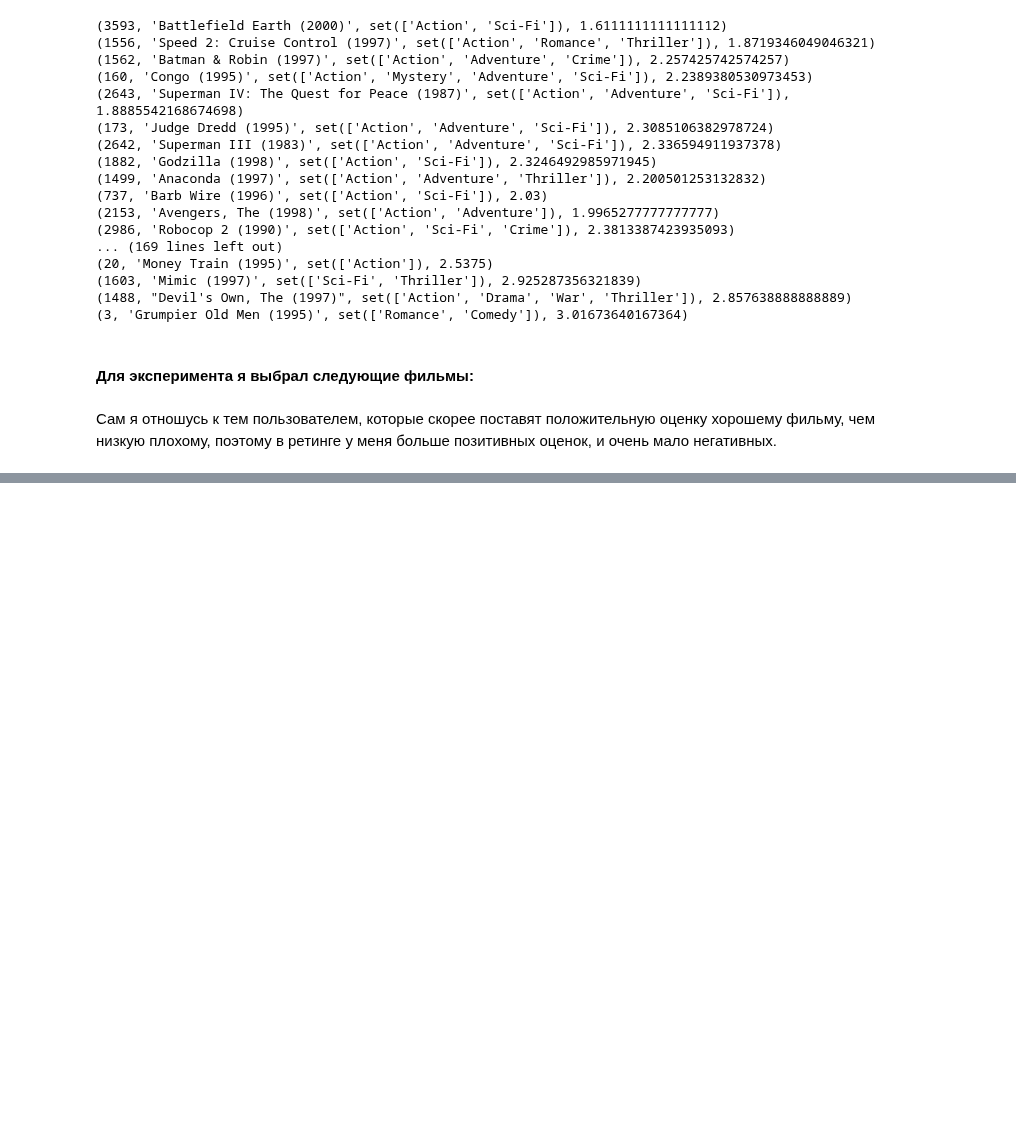
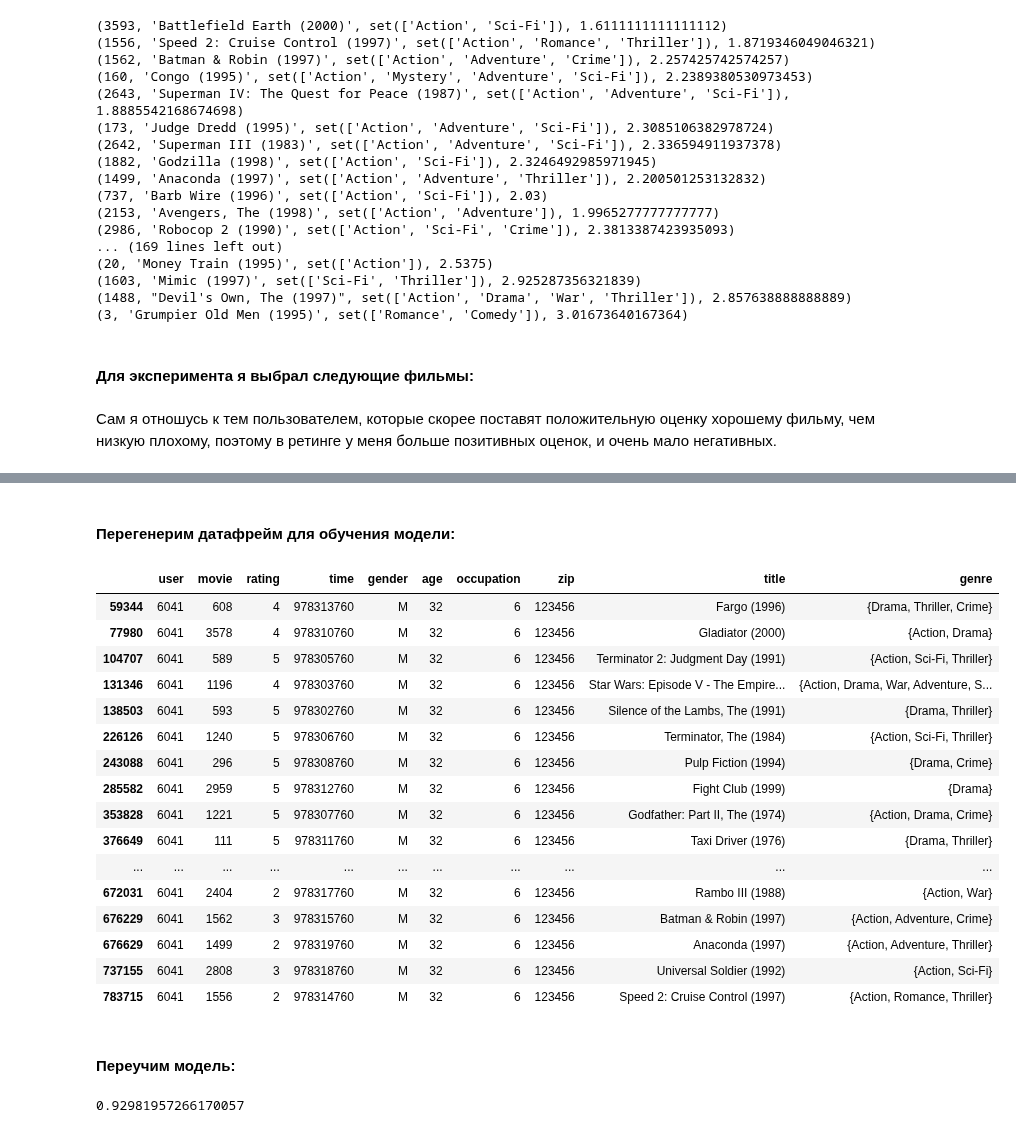
Before and after one commit to AndrewLrrr/otus-big-data, a Jupyter notebook: hw10/movie_lens_recommendation_engine.ipynb, the cells around one changed output, grey strips where cells are left out. Drawn from its saved outputs; the diff is of its cells as text; code cells hidden in the pictures; blank space fills up the shorter version.

Commit message:
Finish with second part of HW10

```diff
--- a/hw10/movie_lens_recommendation_engine.ipynb
+++ b/hw10/movie_lens_recommendation_engine.ipynb
@@ -532,16 +533,17 @@ my_movies = """
 # %% [markdown]
 Сам я отношусь к тем пользователем, которые скорее поставят положительную оценку хорошему фильму, чем низкую плохому, поэтому в ретинге у меня больше позитивных оценок, и очень мало негативных.
 # %%
-timestamp = 978300760
-
-new_ratings_list = []
-for l in my_movies.split('\n'):
-    l = l.strip()
-    if l:
-        m_id, _, m_rating = l.split('#')
-        timestamp += 1000
-        new_ratings_list.append([NEW_USER_ID, int(m_id), int(m_rating), timestamp])
-
-new_ratings_df = pd.DataFrame(new_ratings_list, columns=['user', 'movie', 'rating', 'time'])
+def movie_ratings_list(movie_ratings_str, uid, timestamp):
+    new_ratings_list = []
+    for l in movie_ratings_str.split('\n'):
+        l = l.strip()
+        if l:
+            m_id, _, m_rating = l.split('#')
+            timestamp += 1000
+            new_ratings_list.append([uid, int(m_id), int(m_rating), timestamp])
+    return new_ratings_list
+# %%
+new_ratings_list = movie_ratings_list(my_movies, NEW_USER_ID, 978300760)
+new_ratings_df = pd.DataFrame(new_ratings_list, columns=['user', 'movie', 'rating', 'time'])
 # %%
-ratings.append(new_ratings_df).tail(19)
+ratings = ratings.append(new_ratings_df)
@@ -565,0 +564,26 @@ ratings.append(new_ratings_df).tail(19)
+# %% [markdown]
+#### Перегенерим датафрейм для обучения модели:
+# %%
+movie_lens = pd.merge(pd.merge(ratings, users), movies)
+# %%
+movie_lens[movie_lens['user'] == NEW_USER_ID]
+# %% [output]
+|  | user | movie | rating | time | gender | age | occupation | zip | title | genre |
+| 59344 | 6041 | 608 | 4 | 978313760 | M | 32 | 6 | 123456 | Fargo (1996) | {Drama, Thriller, Crime} |
+| 77980 | 6041 | 3578 | 4 | 978310760 | M | 32 | 6 | 123456 | Gladiator (2000) | {Action, Drama} |
+| 104707 | 6041 | 589 | 5 | 978305760 | M | 32 | 6 | 123456 | Terminator 2: Judgment Day (1991) | {Action, Sci-Fi, Thriller} |
+| 131346 | 6041 | 1196 | 4 | 978303760 | M | 32 | 6 | 123456 | Star Wars: Episode V - The Empire... | {Action, Drama, War, Adventure, S... |
+| 138503 | 6041 | 593 | 5 | 978302760 | M | 32 | 6 | 123456 | Silence of the Lambs, The (1991) | {Drama, Thriller} |
+| 226126 | 6041 | 1240 | 5 | 978306760 | M | 32 | 6 | 123456 | Terminator, The (1984) | {Action, Sci-Fi, Thriller} |
+| 243088 | 6041 | 296 | 5 | 978308760 | M | 32 | 6 | 123456 | Pulp Fiction (1994) | {Drama, Crime} |
+| 285582 | 6041 | 2959 | 5 | 978312760 | M | 32 | 6 | 123456 | Fight Club (1999) | {Drama} |
+| 353828 | 6041 | 1221 | 5 | 978307760 | M | 32 | 6 | 123456 | Godfather: Part II, The (1974) | {Action, Drama, Crime} |
+| 376649 | 6041 | 111 | 5 | 978311760 | M | 32 | 6 | 123456 | Taxi Driver (1976) | {Drama, Thriller} |
+| ... | ... | ... | ... | ... | ... | ... | ... | ... | ... | ... |
+| 672031 | 6041 | 2404 | 2 | 978317760 | M | 32 | 6 | 123456 | Rambo III (1988) | {Action, War} |
+| 676229 | 6041 | 1562 | 3 | 978315760 | M | 32 | 6 | 123456 | Batman & Robin (1997) | {Action, Adventure, Crime} |
+| 676629 | 6041 | 1499 | 2 | 978319760 | M | 32 | 6 | 123456 | Anaconda (1997) | {Action, Adventure, Thriller} |
+| 737155 | 6041 | 2808 | 3 | 978318760 | M | 32 | 6 | 123456 | Universal Soldier (1992) | {Action, Sci-Fi} |
+| 783715 | 6041 | 1556 | 2 | 978314760 | M | 32 | 6 | 123456 | Speed 2: Cruise Control (1997) | {Action, Romance, Thriller} |
+# %% [markdown]
+#### Переучим модель:
@@ -565,0 +597,4 @@ ratings.append(new_ratings_df).tail(19)
+# %%
+gs.best_score['rmse']
+# %% [output]
+0.92981957266170057
```
Also changed, not shown: parts of 53 cells of this notebook.
